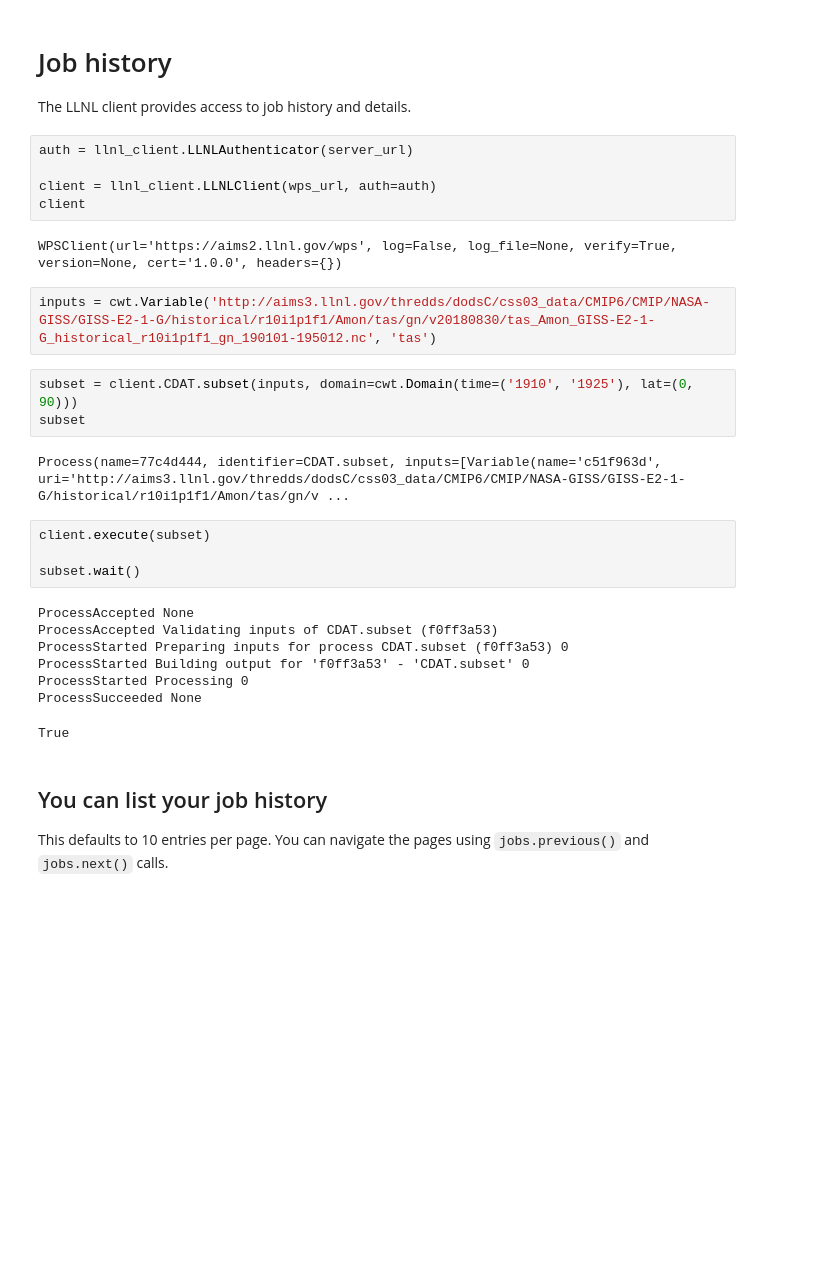
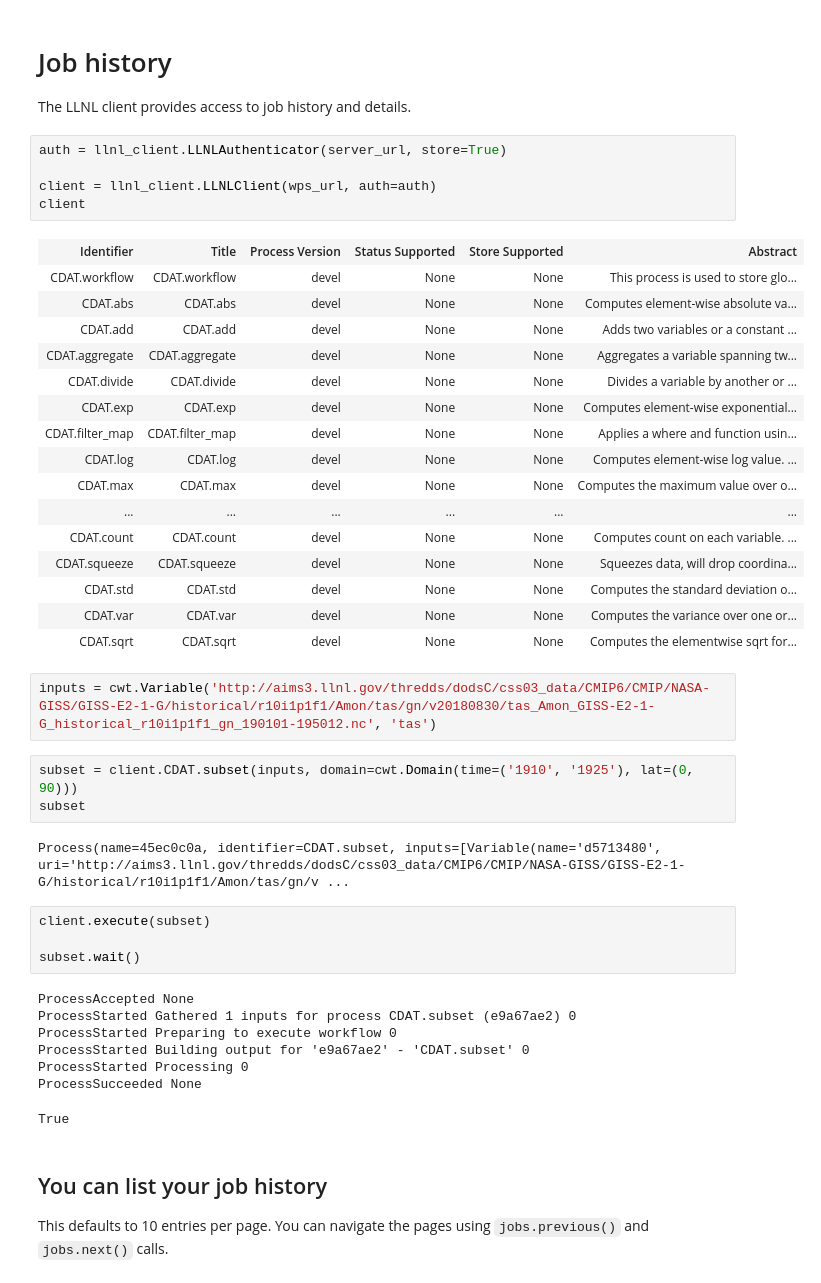
Before and after one commit to ESGF/esgf-compute-api, a Jupyter notebook: examples/llnl_client.ipynb, the cells around one changed output. Drawn from its saved outputs; the diff is of its cells as text; blank space fills up the shorter version.

Commit message:
Updates llnl client example

```diff
--- a/examples/llnl_client.ipynb
+++ b/examples/llnl_client.ipynb
@@ -58,28 +58,43 @@ auth
 
 The LLNL client provides access to job history and details.
 # %%
-auth = llnl_client.LLNLAuthenticator(server_url)
+auth = llnl_client.LLNLAuthenticator(server_url, store=True)
 
 client = llnl_client.LLNLClient(wps_url, auth=auth)
 client
 # %% [output]
-WPSClient(url='https://aims2.llnl.gov/wps', log=False, log_file=None, verify=True, version=None, cert='1.0.0', headers={})
+| Identifier | Title | Process Version | Status Supported | Store Supported | Abstract |
+| CDAT.workflow | CDAT.workflow | devel | None | None | This process is used to store glo... |
+| CDAT.abs | CDAT.abs | devel | None | None | Computes element-wise absolute va... |
+| CDAT.add | CDAT.add | devel | None | None | Adds two variables or a constant ... |
+| CDAT.aggregate | CDAT.aggregate | devel | None | None | Aggregates a variable spanning tw... |
+| CDAT.divide | CDAT.divide | devel | None | None | Divides a variable by another or ... |
+| CDAT.exp | CDAT.exp | devel | None | None | Computes element-wise exponential... |
+| CDAT.filter_map | CDAT.filter_map | devel | None | None | Applies a where and function usin... |
+| CDAT.log | CDAT.log | devel | None | None | Computes element-wise log value. ... |
+| CDAT.max | CDAT.max | devel | None | None | Computes the maximum value over o... |
+| ... | ... | ... | ... | ... | ... |
+| CDAT.count | CDAT.count | devel | None | None | Computes count on each variable. ... |
+| CDAT.squeeze | CDAT.squeeze | devel | None | None | Squeezes data, will drop coordina... |
+| CDAT.std | CDAT.std | devel | None | None | Computes the standard deviation o... |
+| CDAT.var | CDAT.var | devel | None | None | Computes the variance over one or... |
+| CDAT.sqrt | CDAT.sqrt | devel | None | None | Computes the elementwise sqrt for... |
 # %%
 inputs = cwt.Variable('http://aims3.llnl.gov/thredds/dodsC/css03_data/CMIP6/CMIP/NASA-GISS/GISS-E2-1-G/historical/r10i1p1f1/Amon/tas/gn/v20180830/tas_Amon_GISS-E2-1-G_historical_r10i1p1f1_gn_190101-195012.nc', 'tas')
 # %%
 subset = client.CDAT.subset(inputs, domain=cwt.Domain(time=('1910', '1925'), lat=(0, 90)))
 subset
 # %% [output]
-Process(name=77c4d444, identifier=CDAT.subset, inputs=[Variable(name='c51f963d', uri='http://aims3.llnl.gov/thredds/dodsC/css03_data/CMIP6/CMIP/NASA-GISS/GISS-E2-1-G/historical/r10i1p1f1/Amon/tas/gn/v ...
+Process(name=45ec0c0a, identifier=CDAT.subset, inputs=[Variable(name='d5713480', uri='http://aims3.llnl.gov/thredds/dodsC/css03_data/CMIP6/CMIP/NASA-GISS/GISS-E2-1-G/historical/r10i1p1f1/Amon/tas/gn/v ...
 # %%
 client.execute(subset)
 
 subset.wait()
 # %% [output]
 ProcessAccepted None
-ProcessAccepted Validating inputs of CDAT.subset (f0ff3a53)
-ProcessStarted Preparing inputs for process CDAT.subset (f0ff3a53) 0
-ProcessStarted Building output for 'f0ff3a53' - 'CDAT.subset' 0
+ProcessStarted Gathered 1 inputs for process CDAT.subset (e9a67ae2) 0
+ProcessStarted Preparing to execute workflow 0
+ProcessStarted Building output for 'e9a67ae2' - 'CDAT.subset' 0
 ProcessStarted Processing 0
 ProcessSucceeded None
 True
```
Also changed, not shown: parts of 1 cell of this notebook.
